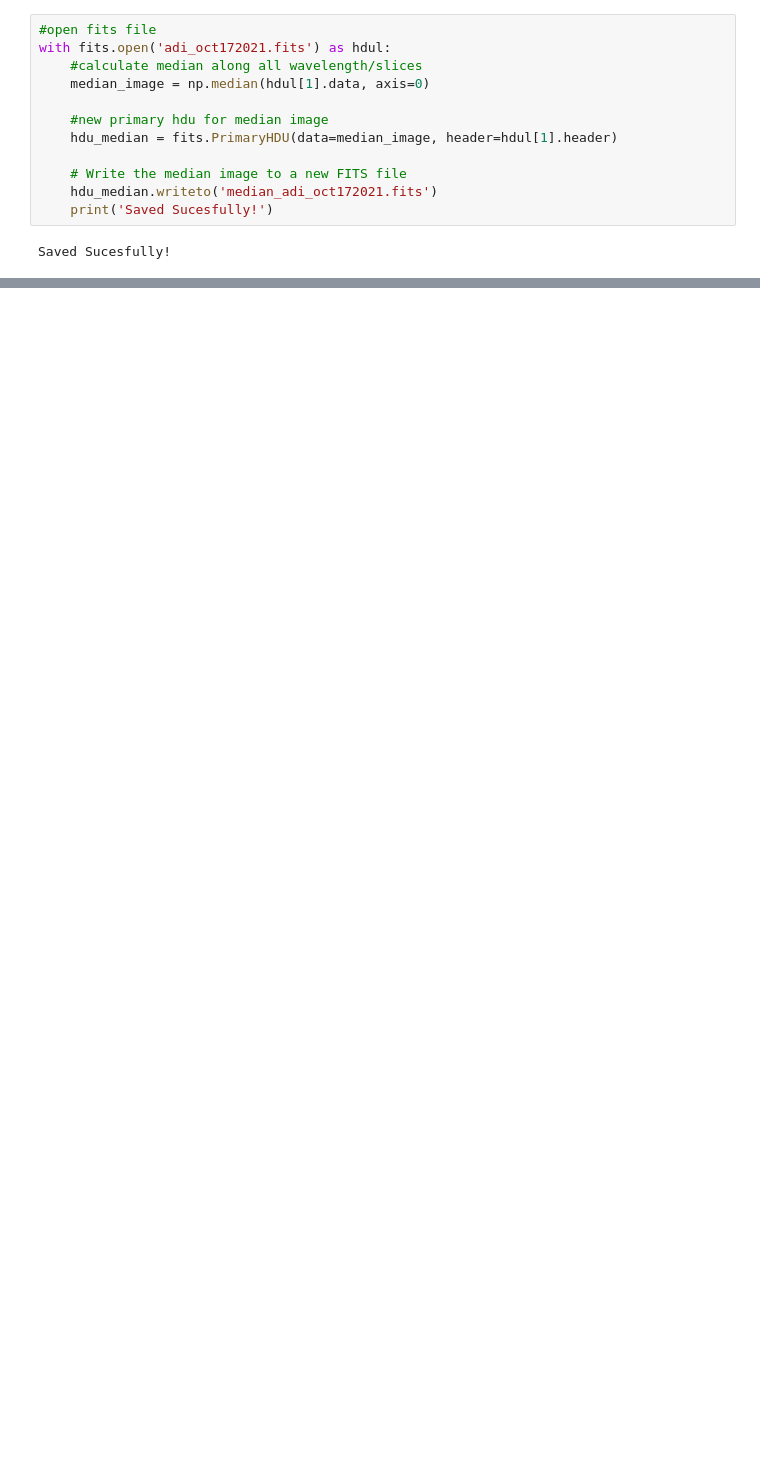
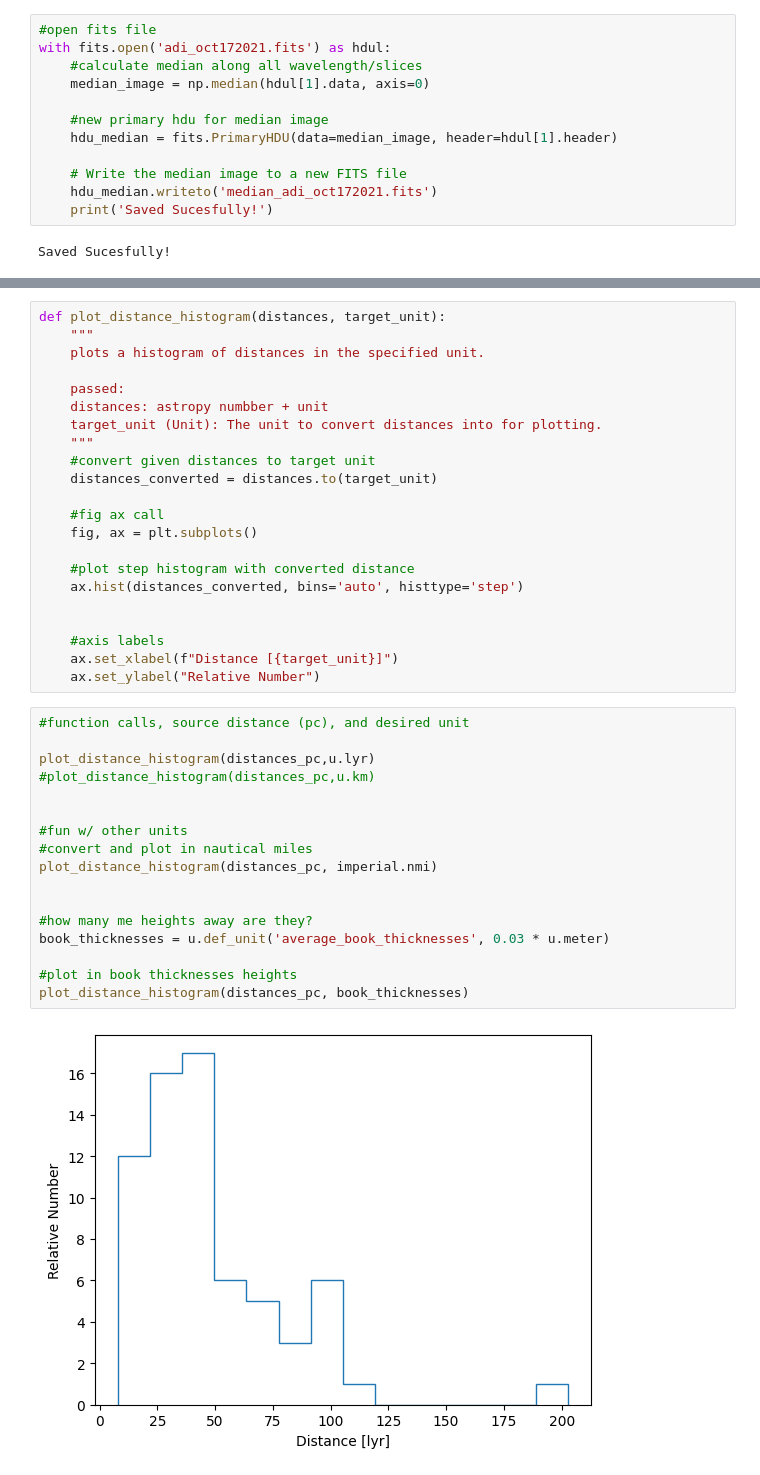
Before and after one commit to Aweymouth13/Scientfic-Python, a Jupyter notebook: week12_13/hw12.ipynb, the cells around one changed output, grey strips where cells are left out. Saved outputs shown, nothing was run; the diff lists cells and outputs as text; blank space fills up the shorter version.

```diff
--- a/week12_13/hw12.ipynb
+++ b/week12_13/hw12.ipynb
@@ -314,0 +281,41 @@ plt.show()
+# %%
+def plot_distance_histogram(distances, target_unit):
+    """
+    plots a histogram of distances in the specified unit.
+
+    passed:
+    distances: astropy numbber + unit
+    target_unit (Unit): The unit to convert distances into for plotting.
+    """
+    #convert given distances to target unit
+    distances_converted = distances.to(target_unit)
+
+    #fig ax call
+    fig, ax = plt.subplots()
+
+    #plot step histogram with converted distance
+    ax.hist(distances_converted, bins='auto', histtype='step')
+
+
+    #axis labels
+    ax.set_xlabel(f"Distance [{target_unit}]")
+    ax.set_ylabel("Relative Number")
+# %%
+#function calls, source distance (pc), and desired unit
+
+plot_distance_histogram(distances_pc,u.lyr)
+#plot_distance_histogram(distances_pc,u.km)
+
+
+#fun w/ other units
+#convert and plot in nautical miles
+plot_distance_histogram(distances_pc, imperial.nmi)
+
+
+#how many me heights away are they?
+book_thicknesses = u.def_unit('average_book_thicknesses', 0.03 * u.meter)
+
+#plot in book thicknesses heights
+plot_distance_histogram(distances_pc, book_thicknesses)
+# %% [output]
+[figure, added]
```
Also changed, not shown: parts of 18 cells of this notebook, 4 other files.
